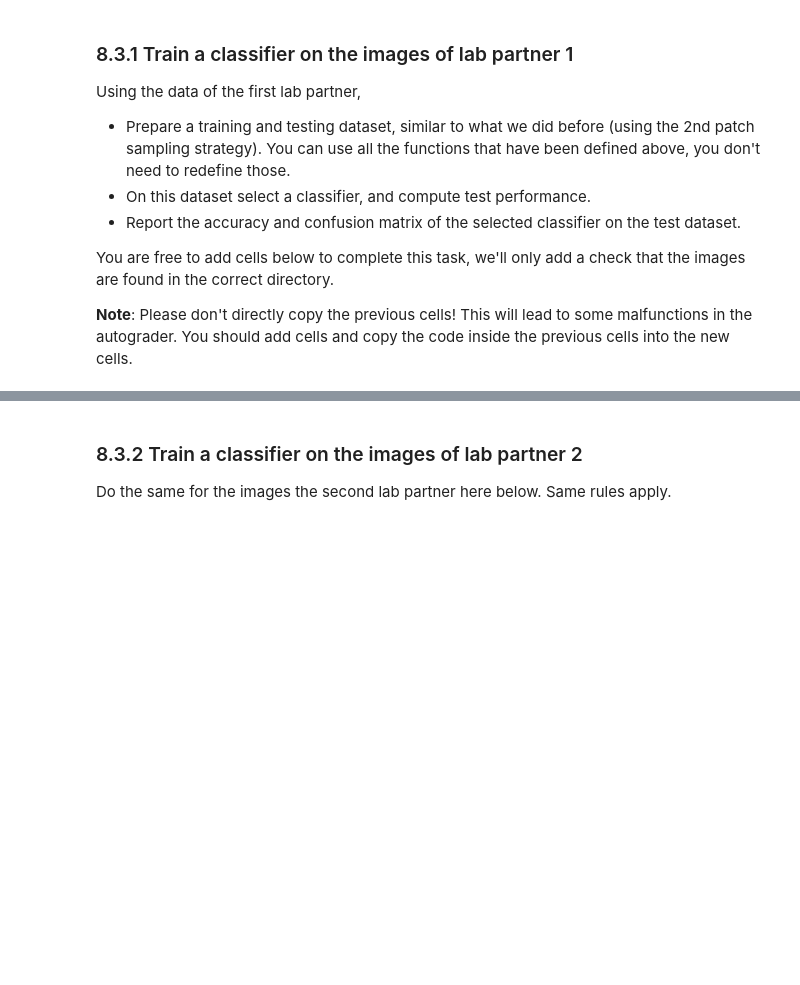
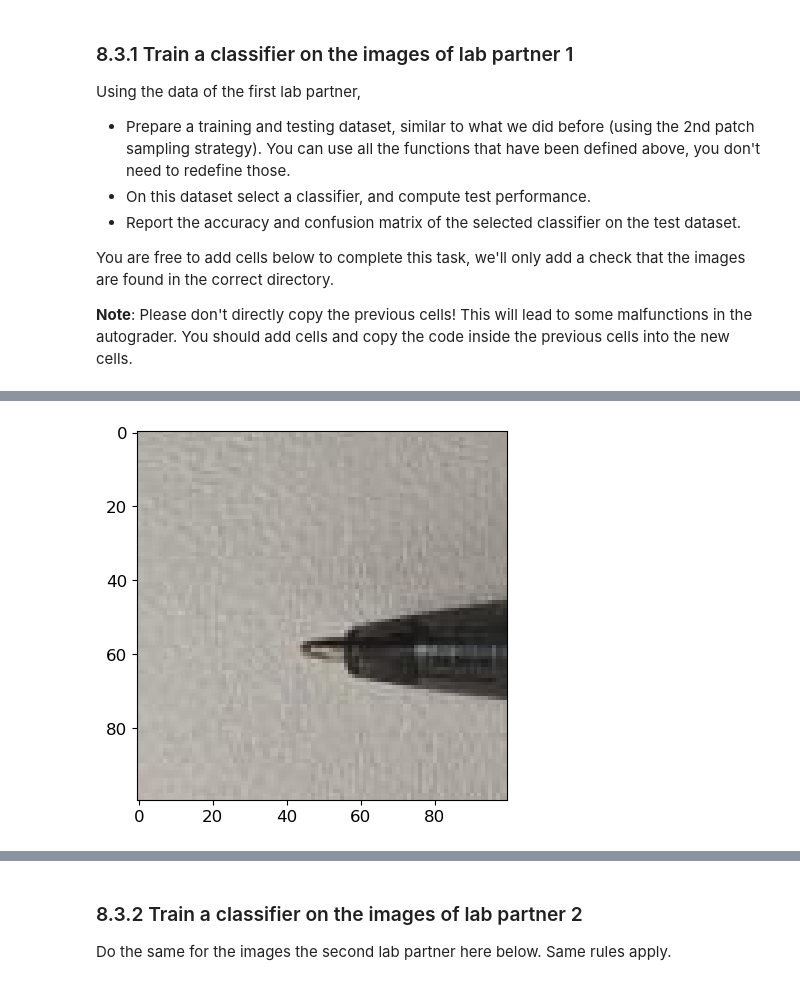
Before and after one commit to kvta1/RO47002, a Jupyter notebook: practicum2/RO47002_week2_cv_project.ipynb, the cells around one changed output, grey strips where cells are left out. Saved outputs shown, nothing was run; the diff lists cells and outputs as text; code cells hidden in the pictures; blank space fills up the shorter version.

```diff
--- a/practicum2/RO47002_week2_cv_project.ipynb
+++ b/practicum2/RO47002_week2_cv_project.ipynb
@@ -1286,0 +1388,8 @@ assert(len(partner1_filenames) >= 30) # we need at least 30 images
+# %%
+# Get patches
+
+P = get_patch_at_point(I_lab1, p1)
+plt.imshow(P)
+plt.show()
+# %% [output]
+[figure, added]
```
Also changed, not shown: parts of 35 cells of this notebook, 31 other files.
